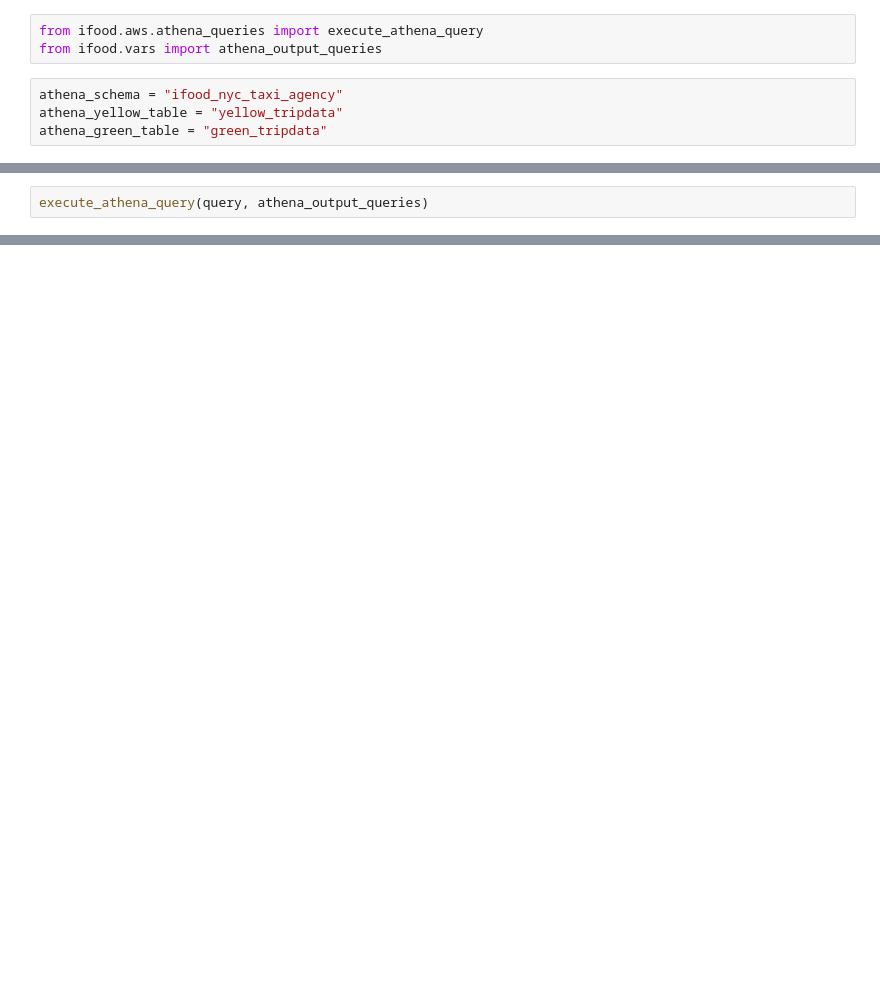
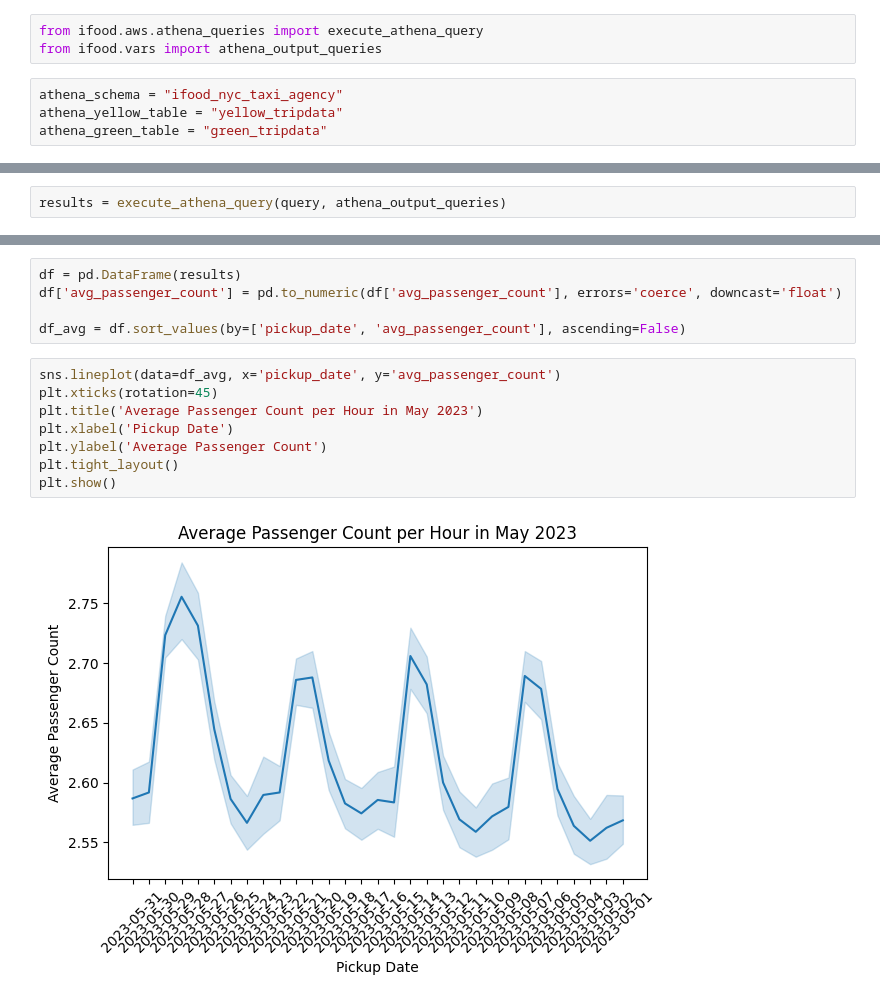
Before and after one commit to leooliveira135/ifood-nyc-taxi-agency, a Jupyter notebook: analysis/average_passager_count.ipynb, the cells around one changed output, grey strips where cells are left out. Saved outputs shown, nothing was run; the diff lists cells and outputs as text; blank space fills up the shorter version.

```diff
--- a/analysis/average_passager_count.ipynb
+++ b/analysis/average_passager_count.ipynb
@@ -44,4 +69,4 @@ GROUP BY 1
 ORDER BY 1
 """
 # %%
-execute_athena_query(query, athena_output_queries)
+results = execute_athena_query(query, athena_output_queries)
@@ -65,0 +93,15 @@ execute_athena_query(query, athena_output_queries)
+# %%
+df = pd.DataFrame(results)
+df['avg_passenger_count'] = pd.to_numeric(df['avg_passenger_count'], errors='coerce', downcast='float')
+
+df_avg = df.sort_values(by=['pickup_date', 'avg_passenger_count'], ascending=False)
+# %%
+sns.lineplot(data=df_avg, x='pickup_date', y='avg_passenger_count')
+plt.xticks(rotation=45)
+plt.title('Average Passenger Count per Hour in May 2023')
+plt.xlabel('Pickup Date')
+plt.ylabel('Average Passenger Count')
+plt.tight_layout()
+plt.show()
+# %% [output]
+[figure, added]
```
Also changed, not shown: parts of 30 cells of this notebook, 1 other file.
